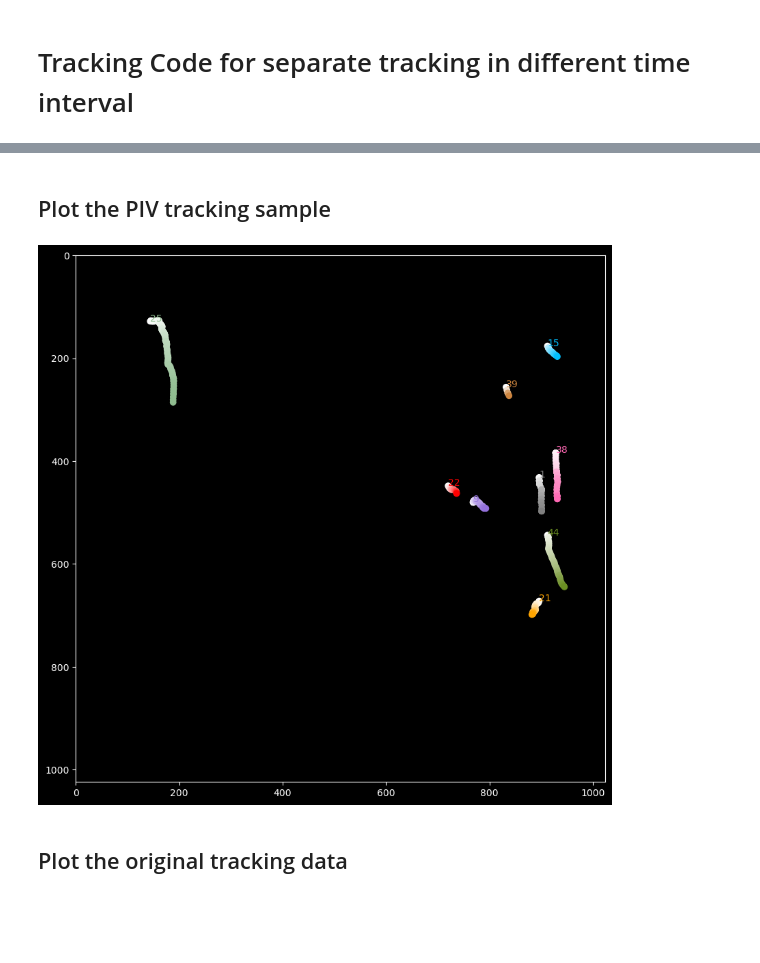
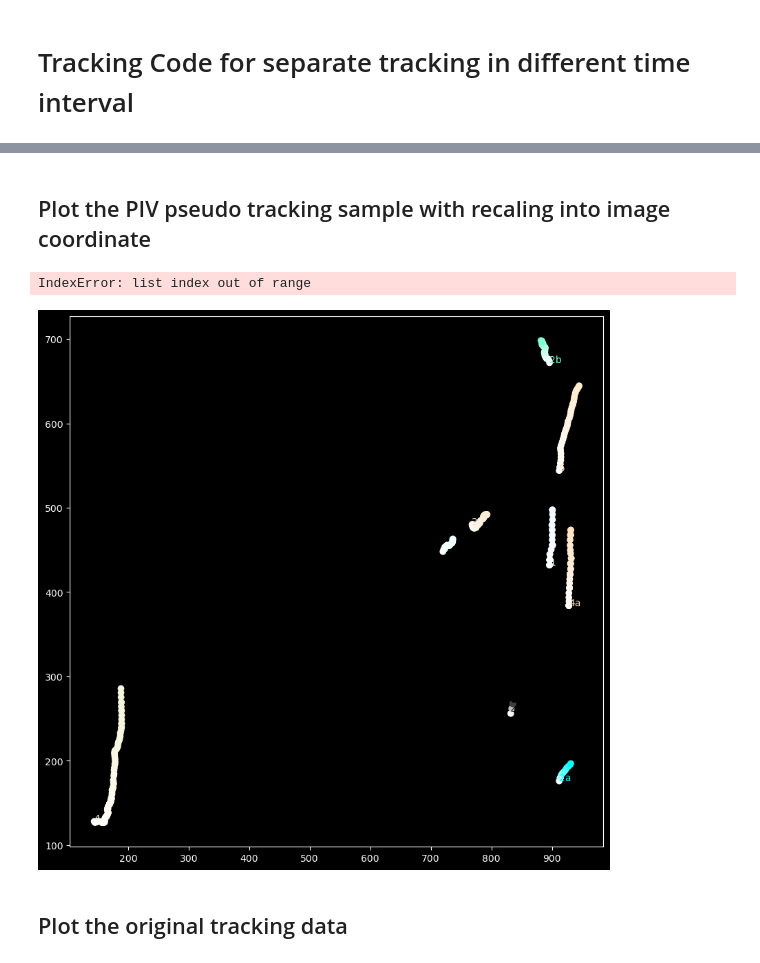
Before and after one commit to rzhou-space/PIV_analysis_headon_data, a Jupyter notebook: Tracking_visualization.ipynb, the cells around one changed output, grey strips where cells are left out. Saved outputs shown, nothing was run; the diff lists cells and outputs as text; code cells hidden in the pictures; blank space fills up the shorter version.

```diff
--- a/Tracking_visualization.ipynb
+++ b/Tracking_visualization.ipynb
@@ -60,0 +51,24 @@ for i in track_id:
+# %%
+x_track = []
+y_track = []
+t_track = []
+
+file_name = "track_vector_field_cor"
+
+def decode(elem):
+    return elem.decode("UTF-8")
+
+with h5py.File(file_name, "r") as file:
+    track_id = (list(map(decode, file["track_id"][:])))
+
+for i in track_id:
+    with h5py.File(file_name, "r") as file:
+        x_track.append(file["x_track_"+str(i)][:])
+        y_track.append(file["y_track_"+str(i)][:])
+        t_track.append(file["t_track_"+str(i)][:])
+
+# with h5py.File("start_points.h5", "r") as file:
+#     track_id = (list(map(decode, file["track_id"][:])))
+#     start_x_cor = file["start_x"][:]
+#     start_y_cor = file["start_y"][:]
+#     start_t = file["t_interval"][:]
@@ -61,33 +105,50 @@ for i in track_id:
 # %% [markdown]
-## Plot the PIV tracking sample
+## Plot the PIV pseudo tracking sample with recaling into image coordinate
+# %%
+x_track = []
+y_track = []
+t_track = []
+
+file_name = "track_post"
+
+with h5py.File(file_name, "r") as file:
+    track_id = file["track_id"][:]
+
+for i in track_id:
+    with h5py.File(file_name, "r") as file:
+        x_track.append(file["x_track_"+str(i)][:])
+        y_track.append(file["y_track_"+str(i)][:])
+        t_track.append(file["t_track_"+str(i)][:])
 # %%
 plt.style.use('dark_background')
-colors = ["gray", "mediumpurple", "deepskyblue", "orange", "red", "darkseagreen", "hotpink", "peru", "olivedrab", "turquoise"]
+#colors = ["gray", "mediumpurple", "deepskyblue", "orange", "red", "darkseagreen", "hotpink", "peru", "olivedrab", "turquoise"]
+colors = list(mcolors.CSS4_COLORS.keys())
 
 piv_x_track = []
 piv_y_track = []
 
 plt.figure(figsize=(10, 10))
 for i in range(len(track_id)):
     # Convert the track into image coordinates.
     x_cor = (x_track[i] + 1)*16
     y_cor = (y_track[i] + 1)*16
     t_interval = range(t_track[i][0], t_track[i][-1]+1)
     plt.plot(x_cor, y_cor, color=colors[i], zorder=1)
     cmap = def_cmap(colors[i])
     plt.scatter(x_cor, y_cor, c=t_interval, zorder=2, cmap=cmap)
     plt.annotate(str(track_id[i]), xy = (x_cor[0], y_cor[0]), c=colors[i])
 
     piv_x_track.append(x_cor)
     piv_y_track.append(y_cor)
 
 plt.xlim(0, 1024)
 plt.ylim(0, 1024)
 plt.gca().invert_yaxis()
 #plt.savefig("peseudo_track", dpi=300)
 plt.show()
 # %% [output]
+IndexError: list index out of range
-[figure, old version]
+[figure, new version]
 # %% [markdown]
 ## Plot the original tracking data
 # %%
```
Also changed, not shown: parts of 7 cells of this notebook, 1 other file.
